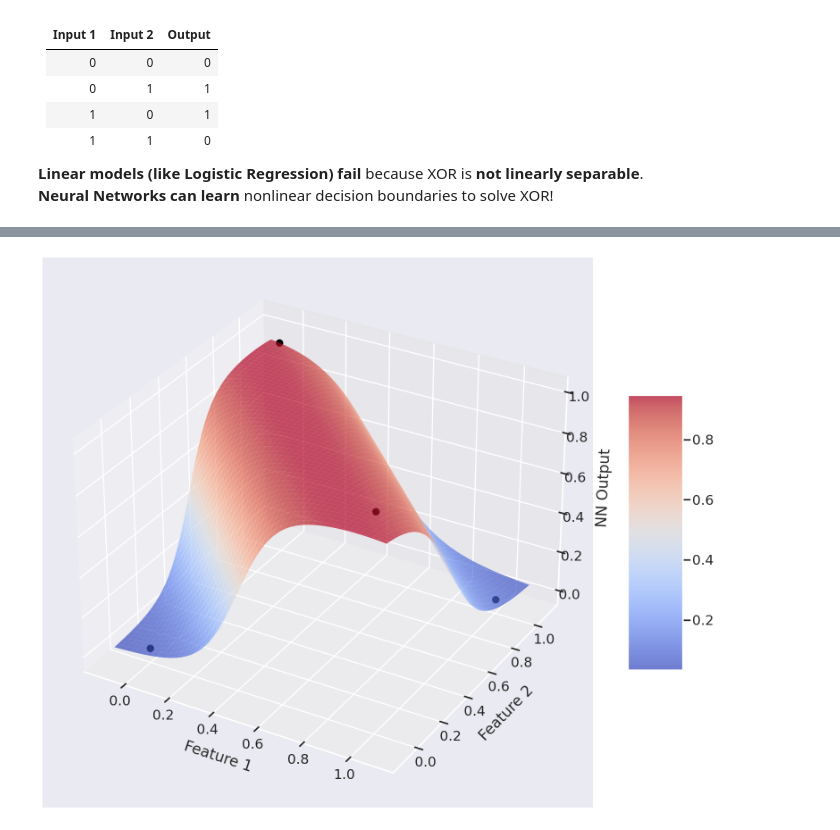
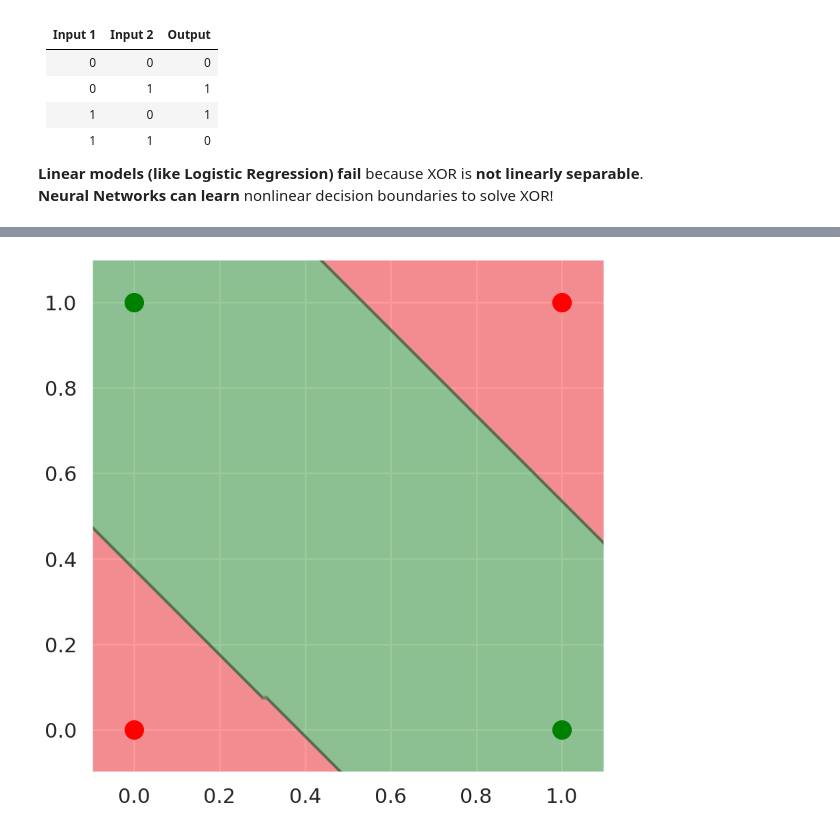
Before and after one commit to Ades551/NN-examples, a Jupyter notebook: xor-classification.ipynb, the cells around one changed output, grey strips where cells are left out. Saved outputs shown, nothing was run; the diff lists cells and outputs as text; code cells hidden in the pictures.

```diff
--- a/xor-classification.ipynb
+++ b/xor-classification.ipynb
@@ -94 +88,7 @@ plt.show()
+# %%
+def sigmoid(x: npt.NDArray[np.float64]) -> npt.NDArray[np.float64]:
+    return 1 / (1 + np.exp(-x))
+
+def derivate_sigmoid(x: npt.NDArray[np.float64]) -> npt.NDArray[np.float64]:
+    return x * (1 - x)
 # %%
@@ -124,11 +112,0 @@ plt.show()
-# %%
-class Neuron:
-    def __init__(self, input_size):
-        # initialize weights and bias
-        self.weights = np.random.rand(input_size) * 0.01
-        self.bias = np.random.rand()
-
-    def forward(self, inputs):
-        # calculate the neuron's output
-        total_input = np.dot(inputs, self.weights) + self.bias
-        return sigmoid(total_input)
@@ -255,0 +210,6 @@ class NeuralNetwork:
+# %%
+def classify(nn: NeuralNetwork, datapoint: npt.NDArray[np.float64]) -> int:
+    if nn.predict(datapoint)[0] >= 0.5:
+        return 1
+
+    return 0
@@ -256,5 +274,7 @@ class NeuralNetwork:
 # %%
 # create and train the neural network
-nn = NeuralNetwork(hidden_size=2)
-loss = nn.train(X, y, epochs=8000, learning_rate=0.2)
+layers = [2, 2, 1]
+
+nn = NeuralNetwork(layers_sizes=layers)
+nn.train(X, y, epochs=5000, learning_rate=0.2)
 # %% [output]
@@ -262,4 +286,4 @@ loss = nn.train(X, y, epochs=8000, learning_rate=0.2)
 # %%
-nn.plot_decision_boundary_3D(X, y)
+plot_decision_boundary(nn, X, y)
 # %% [output]
-[figure, old version]
+[figure, new version]
```
Also changed, not shown: parts of 13 cells of this notebook, 6 other files.
